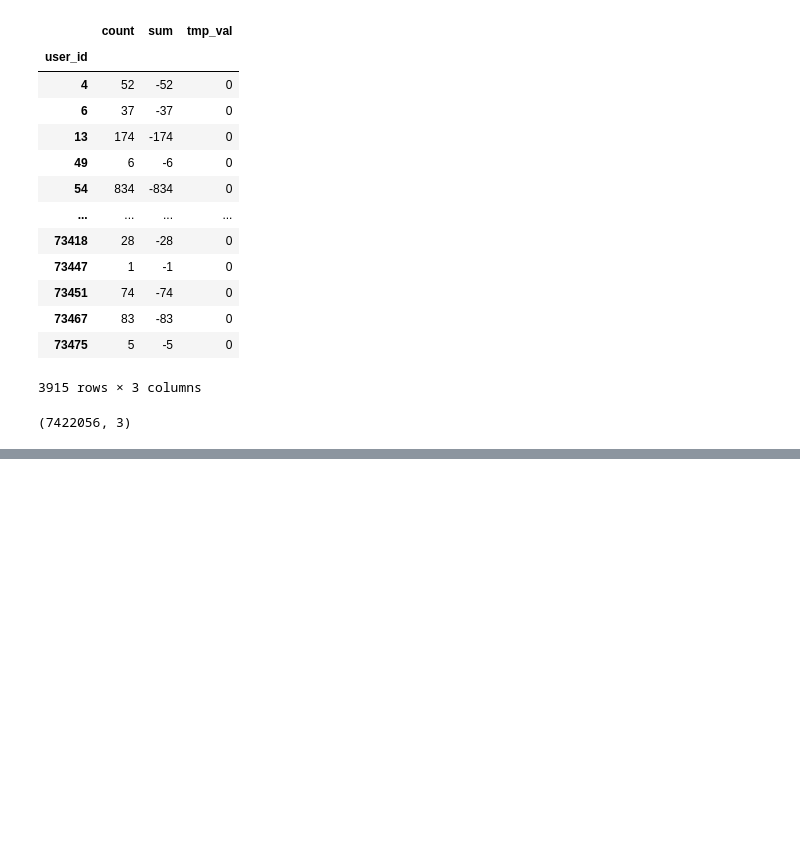
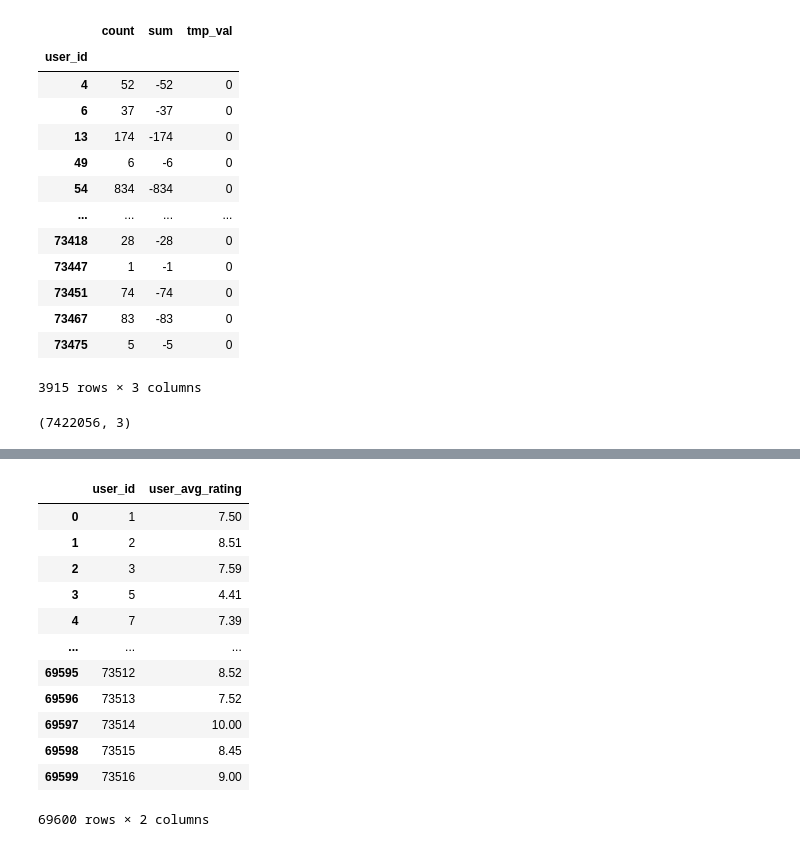
Before and after one commit to KyungbinChoi/Recsys_lecture, a Jupyter notebook: 02_ML_based_recommendation/08_anime_recsys.ipynb, the cells around one changed output, grey strips where cells are left out. Saved outputs shown, nothing was run; the diff lists cells and outputs as text; code cells hidden in the pictures; blank space fills up the shorter version.

```diff
--- a/02_ML_based_recommendation/08_anime_recsys.ipynb
+++ b/02_ML_based_recommendation/08_anime_recsys.ipynb
@@ -161 +178,17 @@ user_genre_rating = total_df.melt(id_vars=['user_id', 'rating'], value_vars=genr
+# %%
+total_df.groupby('user_id')['rating'].mean().rename('user_avg_rating').reset_index()
+# %% [output]
+|  | user_id | user_avg_rating |
+| 0 | 1 | 7.50 |
+| 1 | 2 | 8.51 |
+| 2 | 3 | 7.59 |
+| 3 | 5 | 4.41 |
+| 4 | 7 | 7.39 |
+| ... | ... | ... |
+| 69595 | 73512 | 8.52 |
+| 69596 | 73513 | 7.52 |
+| 69597 | 73514 | 10.00 |
+| 69598 | 73515 | 8.45 |
+| 69599 | 73516 | 9.00 |
+69600 rows × 2 columns
 # %%
```
Also changed, not shown: parts of 24 cells of this notebook, 11 other files.
